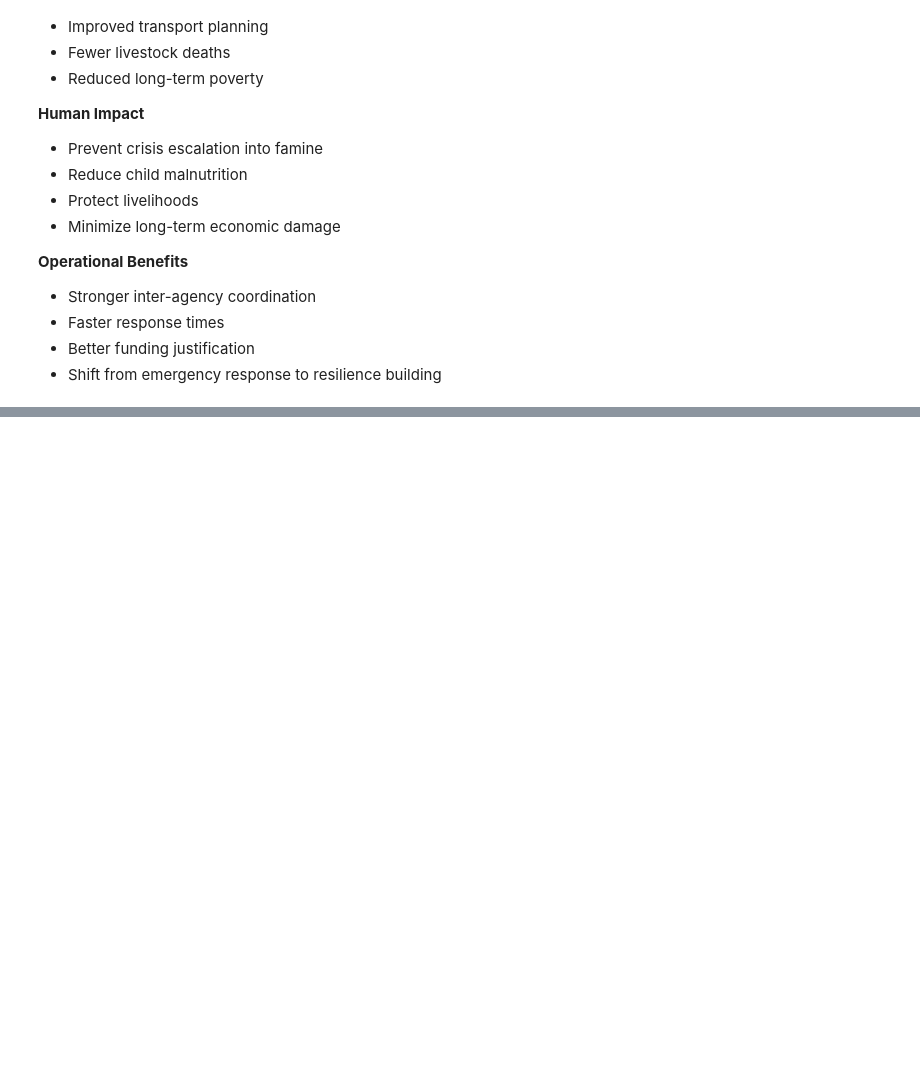
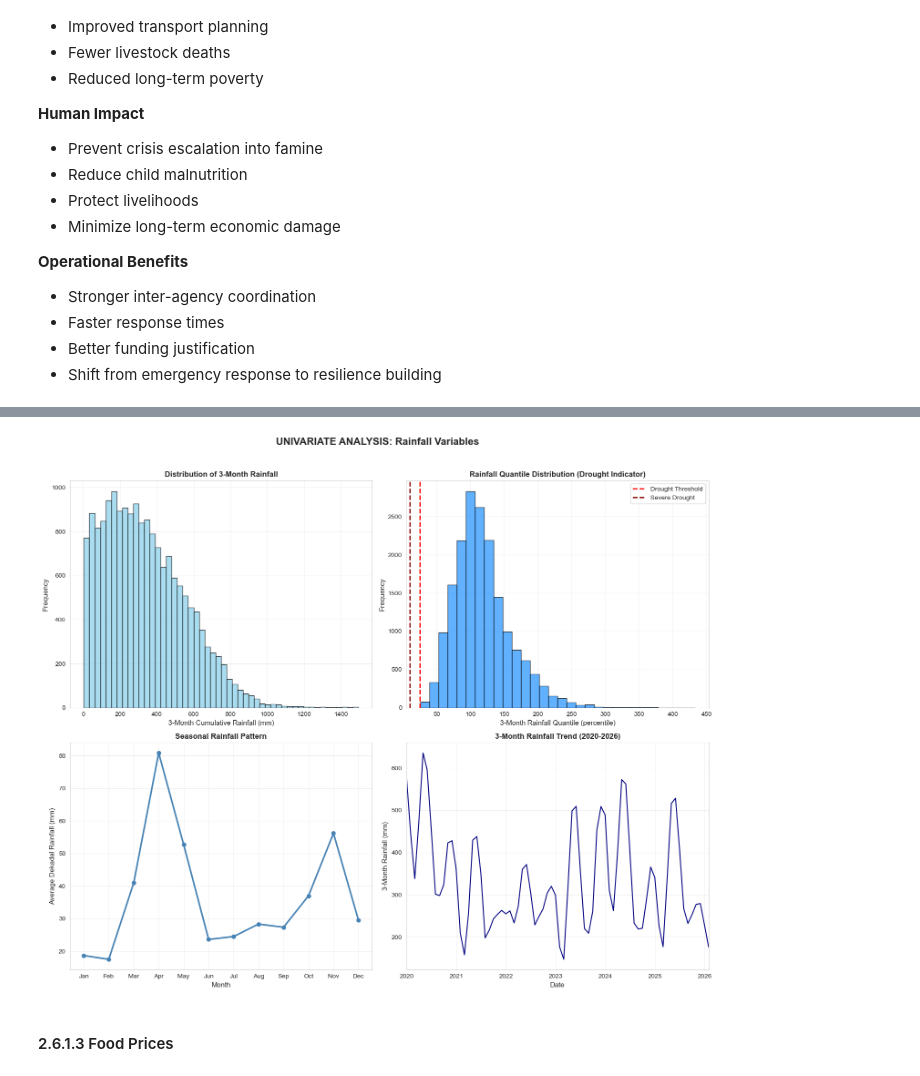
Before and after one commit to MrDenzy/PHASE-5-PROJECT---PREDICTING-FOOD-INSECURITY, a Jupyter notebook: notebooks/blex.ipynb, the cells around one changed output, grey strips where cells are left out. Drawn from its saved outputs; the diff is of its cells as text; code cells hidden in the pictures; blank space fills up the shorter version.

```diff
--- a/notebooks/blex.ipynb
+++ b/notebooks/blex.ipynb
@@ -149,0 +1159,9 @@ Early action significantly reduces costs.
+# %%
+# Clean rainfall
+rainfall_df['date_parsed'] = pd.to_datetime(rainfall_df['date'])
+# Get recent rainfall data
+rain_recent = rainfall_df[rainfall_df['date_parsed'] >= '2020-01-01'].copy()
+
+print(f"Recent rainfall observations: {len(rain_recent):,}")
+print(f"\nRainfall summary statistics:")
+print(rain_recent[['rfh', 'r1h', 'r3h', 'r3q']].describe())
@@ -149,0 +1181,54 @@ Early action significantly reduces costs.
+# %%
+# Univariate Analysis: Rainfall Variables
+fig, axes = plt.subplots(2, 2, figsize=(15, 12))
+fig.suptitle('UNIVARIATE ANALYSIS: Rainfall Variables', fontsize=16, fontweight='bold', y=1.02)
+
+# 1 Distribution of 3-month cumulative rainfall
+ax1 = axes[0, 0]
+ax1.hist(rain_recent['r3h'].dropna(), bins=50, color='skyblue', edgecolor='black', alpha=0.7)
+ax1.set_xlabel('3-Month Cumulative Rainfall (mm)', fontsize=11)
+ax1.set_ylabel('Frequency', fontsize=11)
+ax1.set_title('Distribution of 3-Month Rainfall', fontsize=12, fontweight='bold')
+ax1.grid(alpha=0.3)
+
+# 2 Rainfall quantile (drought indicator)
+ax2 = axes[0, 1]
+ax2.hist(rain_recent['r3q'].dropna(), bins=30, color='dodgerblue', edgecolor='black', alpha=0.7)
+ax2.set_xlabel('3-Month Rainfall Quantile (percentile)', fontsize=11)
+ax2.set_ylabel('Frequency', fontsize=11)
+ax2.set_title('Rainfall Quantile Distribution (Drought Indicator)', fontsize=12, fontweight='bold')
+ax2.axvline(25, color='red', linestyle='--', linewidth=2, label='Drought Threshold')
+ax2.axvline(10, color='darkred', linestyle='--', linewidth=2, label='Severe Drought')
+ax2.legend()
+ax2.grid(alpha=0.3)
+
+# 3 Seasonal rainfall pattern
+ax3 = axes[1, 0]
+# Extract month for seasonality
+rain_recent['month'] = rain_recent['date_parsed'].dt.month
+monthly_rain = rain_recent.groupby('month')['rfh'].mean()
+ax3.plot(monthly_rain.index, monthly_rain.values, marker='o', linewidth=2.5, color='steelblue')
+ax3.set_xlabel('Month', fontsize=11)
+ax3.set_ylabel('Average Dekadal Rainfall (mm)', fontsize=11)
+ax3.set_title('Seasonal Rainfall Pattern', fontsize=12, fontweight='bold')
+ax3.set_xticks(range(1, 13))
+ax3.set_xticklabels(['Jan', 'Feb', 'Mar', 'Apr', 'May', 'Jun',
+                     'Jul', 'Aug', 'Sep', 'Oct', 'Nov', 'Dec'])
+ax3.grid(alpha=0.3)
+
+# 4 Recent trends in 3-month rainfall
+ax4 = axes[1, 1]
+rain_monthly = rain_recent.groupby(rain_recent['date_parsed'].dt.to_period('M'))['r3h'].mean()
+rain_monthly.plot(ax=ax4, color='navy', linewidth=1.5)
+ax4.set_xlabel('Date', fontsize=11)
+ax4.set_ylabel('3-Month Rainfall (mm)', fontsize=11)
+ax4.set_title('3-Month Rainfall Trend (2020-2026)', fontsize=12, fontweight='bold')
+ax4.grid(alpha=0.3)
+
+# Adjust layout
+plt.tight_layout()
+plt.show()
+# %% [output]
+[figure, added]
+# %% [markdown]
+#### 2.6.1.3 Food Prices
```
Also changed, not shown: parts of 166 cells of this notebook.
